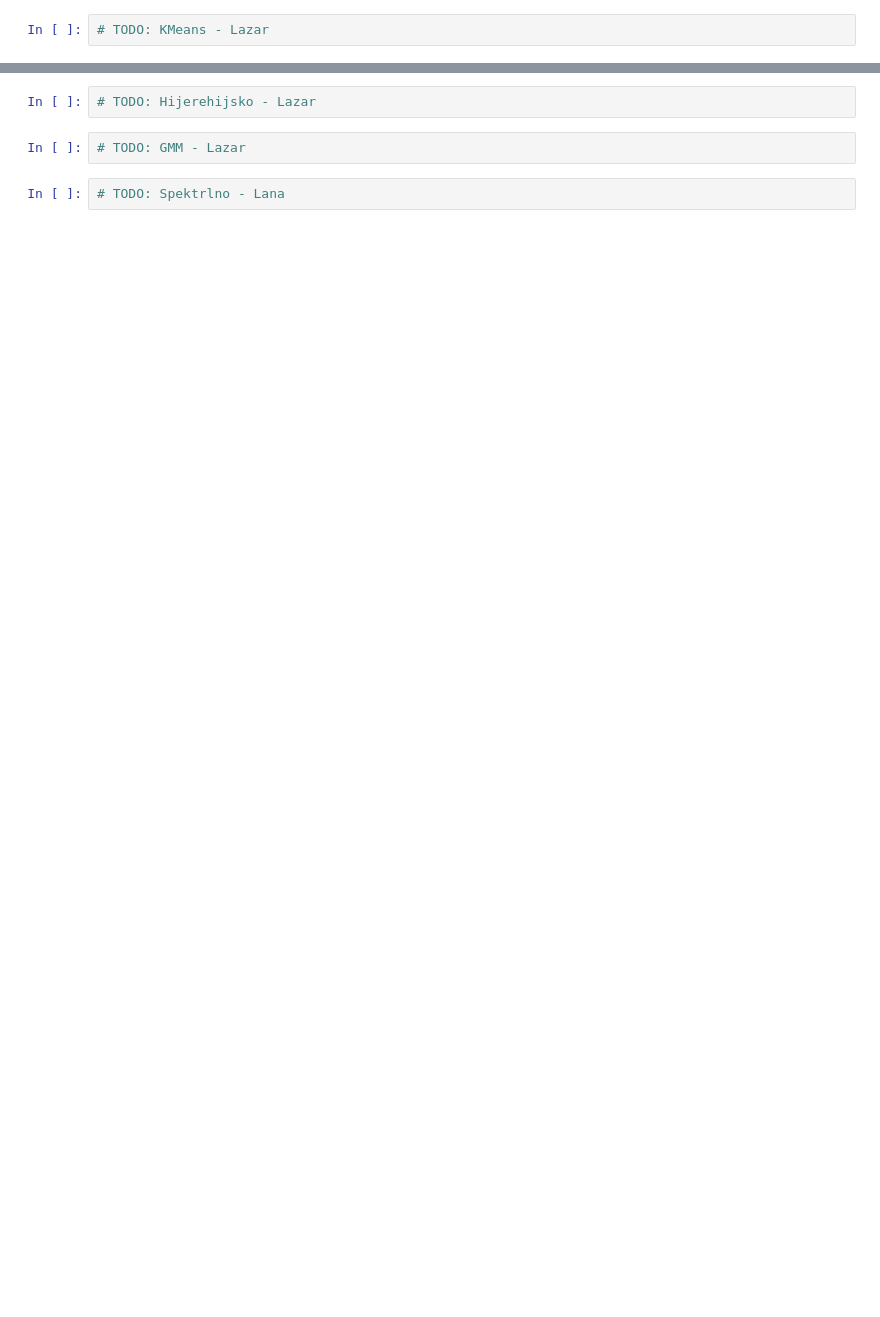
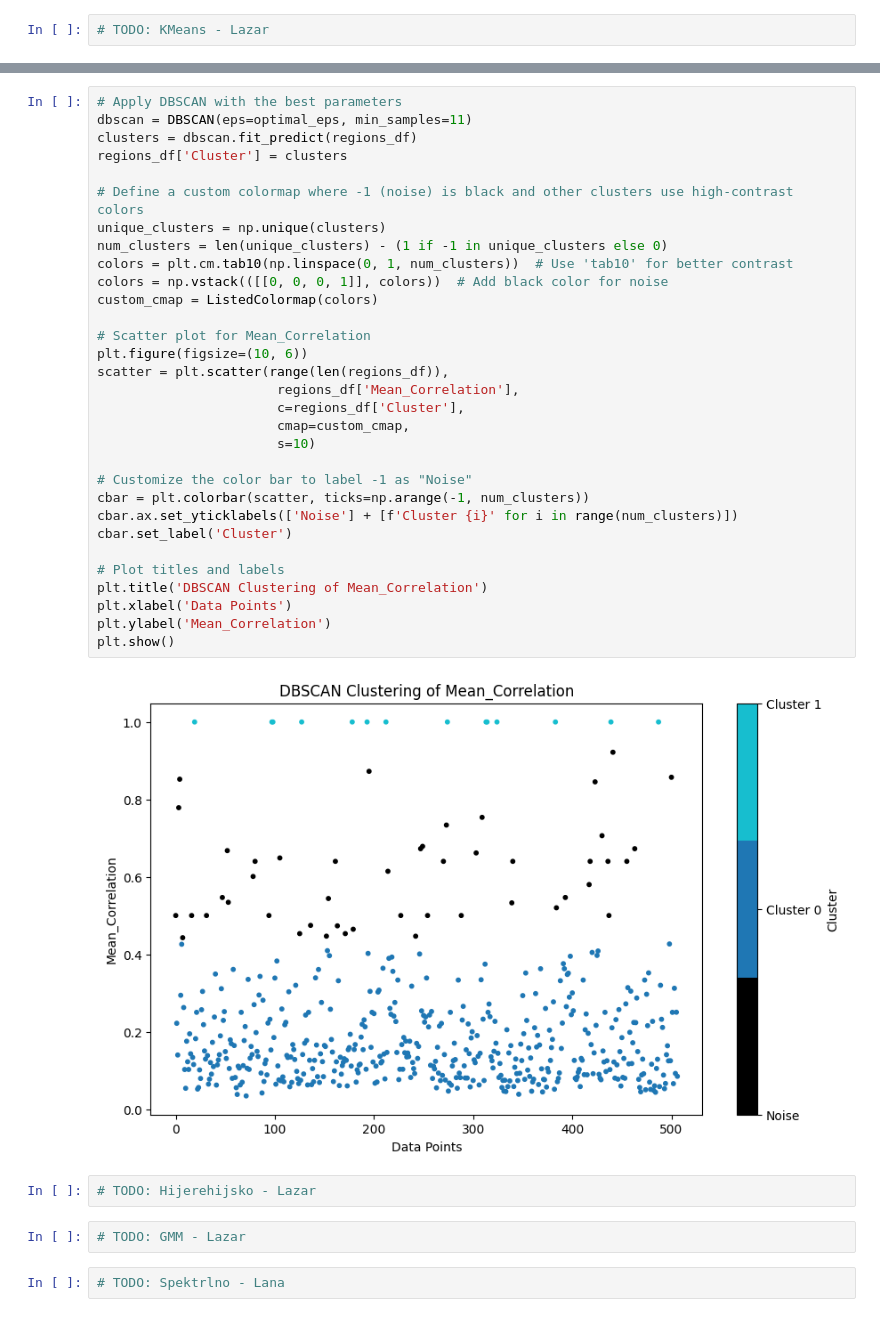
Before and after one commit to killica/Cluster-analysis-of-epigenome, a Jupyter notebook: ClusterAnalysisOfEpigenome.ipynb, the cells around one changed output, grey strips where cells are left out. Drawn from its saved outputs; the diff is of its cells as text; blank space fills up the shorter version.

```diff
--- a/ClusterAnalysisOfEpigenome.ipynb
+++ b/ClusterAnalysisOfEpigenome.ipynb
@@ -355,3 +470,36 @@ regions_df.head()
+# %%
+# Apply DBSCAN with the best parameters
+dbscan = DBSCAN(eps=optimal_eps, min_samples=11)
+clusters = dbscan.fit_predict(regions_df)
+regions_df['Cluster'] = clusters
+
+# Define a custom colormap where -1 (noise) is black and other clusters use high-contrast colors
+unique_clusters = np.unique(clusters)
+num_clusters = len(unique_clusters) - (1 if -1 in unique_clusters else 0)
+colors = plt.cm.tab10(np.linspace(0, 1, num_clusters))  # Use 'tab10' for better contrast
+colors = np.vstack(([[0, 0, 0, 1]], colors))  # Add black color for noise
+custom_cmap = ListedColormap(colors)
+
+# Scatter plot for Mean_Correlation
+plt.figure(figsize=(10, 6))
+scatter = plt.scatter(range(len(regions_df)),
+                       regions_df['Mean_Correlation'],
+                       c=regions_df['Cluster'],
+                       cmap=custom_cmap,
+                       s=10)
+
+# Customize the color bar to label -1 as "Noise"
+cbar = plt.colorbar(scatter, ticks=np.arange(-1, num_clusters))
+cbar.ax.set_yticklabels(['Noise'] + [f'Cluster {i}' for i in range(num_clusters)])
+cbar.set_label('Cluster')
+
+# Plot titles and labels
+plt.title('DBSCAN Clustering of Mean_Correlation')
+plt.xlabel('Data Points')
+plt.ylabel('Mean_Correlation')
+plt.show()
+# %% [output]
+[figure, added]
 # %%
 # TODO: Hijerehijsko - Lazar
 # %%
```
Also changed, not shown: parts of 10 cells of this notebook.
